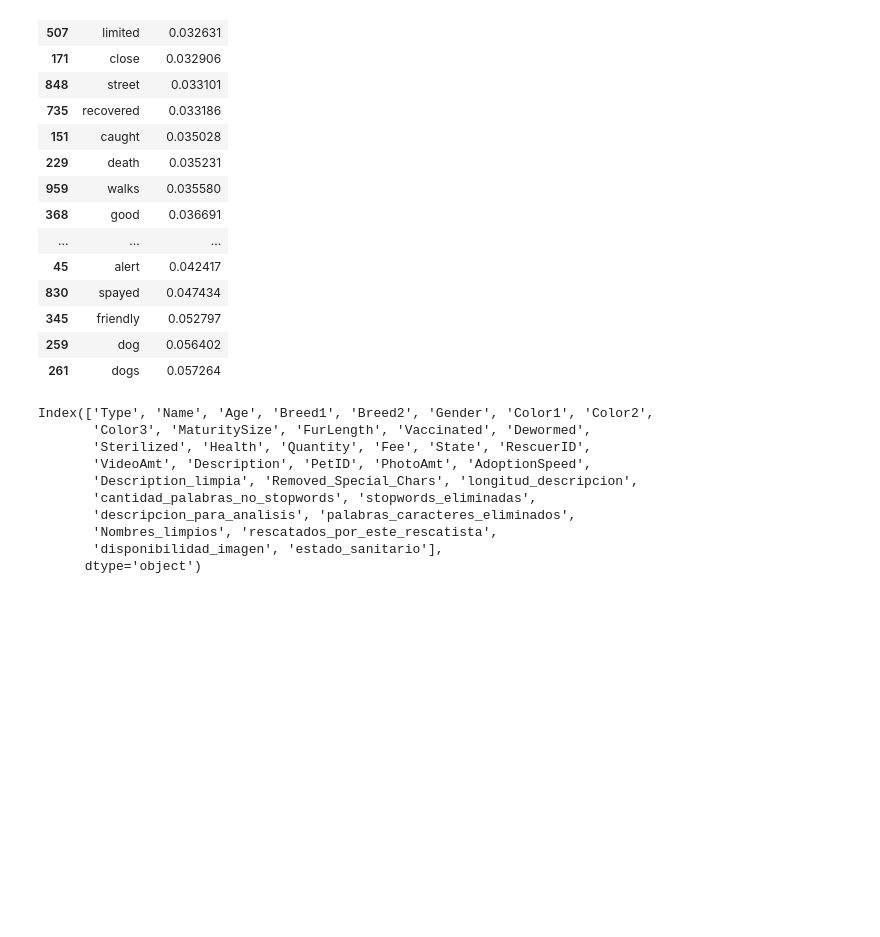
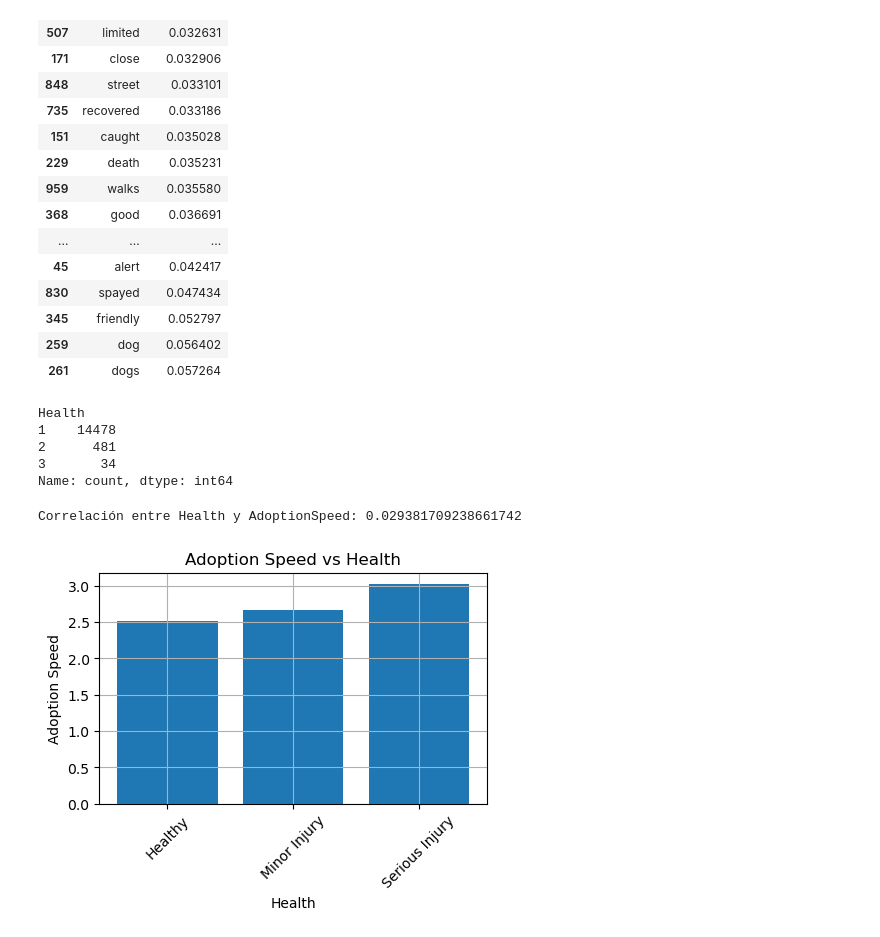
Before and after one commit to AdrianDVnqn/UA_MDM_Labo2_Grupo12, a Jupyter notebook: analisis_nulls.ipynb, the cells around one changed output. Saved outputs shown, nothing was run; the diff lists cells and outputs as text; code cells hidden in the pictures; blank space fills up the shorter version.

```diff
--- a/analisis_nulls.ipynb
+++ b/analisis_nulls.ipynb
@@ -678,16 +678,33 @@ Palabras_atrasan
 | 345 | friendly | 0.052797 |
 | 259 | dog | 0.056402 |
 | 261 | dogs | 0.057264 |
-# %%
-dataset.columns
-# %% [output]
-Index(['Type', 'Name', 'Age', 'Breed1', 'Breed2', 'Gender', 'Color1', 'Color2',
-       'Color3', 'MaturitySize', 'FurLength', 'Vaccinated', 'Dewormed',
-       'Sterilized', 'Health', 'Quantity', 'Fee', 'State', 'RescuerID',
-       'VideoAmt', 'Description', 'PetID', 'PhotoAmt', 'AdoptionSpeed',
-       'Description_limpia', 'Removed_Special_Chars', 'longitud_descripcion',
-       'cantidad_palabras_no_stopwords', 'stopwords_eliminadas',
-       'descripcion_para_analisis', 'palabras_caracteres_eliminados',
-       'Nombres_limpios', 'rescatados_por_este_rescatista',
-       'disponibilidad_imagen', 'estado_sanitario'],
-      dtype='object')
+# %%
+dataset['Health'].value_counts()
+# %% [output]
+Health
+1    14478
+2      481
+3       34
+Name: count, dtype: int64
+# %%
+# Correlación entre Health y AdoptionSpeed
+
+correlacion_health_adoption = dataset[['Health', 'AdoptionSpeed']].corr().iloc[0, 1]
+print(f"Correlación entre Health y AdoptionSpeed: {correlacion_health_adoption}")
+
+# Gráfico de dispersión entre Health y AdoptionSpeed
+diccionario_salud = { 1 :"Healthy", 2 : "Minor Injury", 3 : "Serious Injury", 0 : "Not Specified"}
+dataset.groupby('Health')['AdoptionSpeed'].mean().reset_index()
+plt.figure(figsize=(5  , 3))
+plt.title('Adoption Speed vs Health')
+plt.xlabel('Health')
+plt.ylabel('Adoption Speed')
+plt.xticks(rotation=45)
+plt.grid()
+# Mapear las etiquetas de salud usando el diccionario
+x_labels = [diccionario_salud.get(health, "Unknown") for health in dataset['Health'].unique()]
+plt.bar(x_labels, dataset.groupby('Health')['AdoptionSpeed'].mean())
+plt.show()
+# %% [output]
+Correlación entre Health y AdoptionSpeed: 0.029381709238661742
+[figure, added]
```
Also changed, not shown: parts of 4 cells of this notebook.
